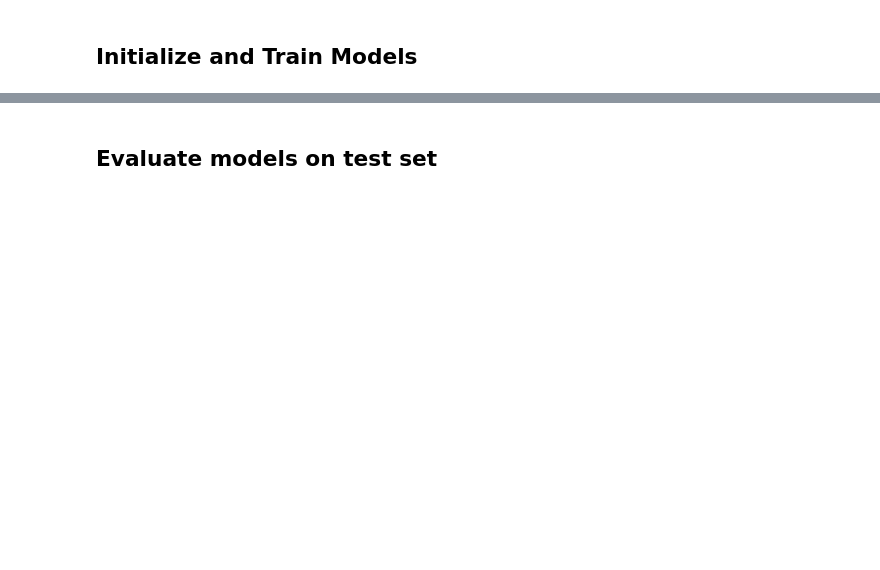
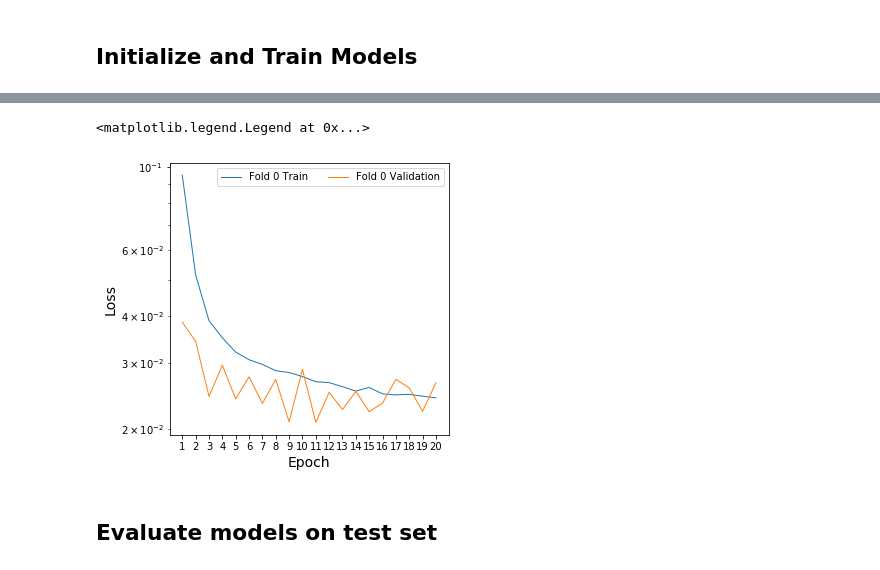
Before and after one commit to McWilliamsCenter/halo_cnn, a Jupyter notebook: tutorial.ipynb, the cells around one changed output, grey strips where cells are left out. Drawn from its saved outputs; the diff is of its cells as text; code cells hidden in the pictures; blank space fills up the shorter version.

```diff
--- a/tutorial.ipynb
+++ b/tutorial.ipynb
@@ -131,3 +134,20 @@ plt.legend(ncol=2)
+# %%
+f = plt.figure(figsize=(5,5))
+
+i = 0
+plt.semilogy()
+plt.plot(np.arange(epochs)+1, models[i].history.history['loss'],
+         linewidth=1, label='Fold %i Train'%i)
+plt.plot(np.arange(epochs)+1, models[i].history.history['val_loss'],
+         linewidth=1, label='Fold %i Validation'%i)
+
+plt.xticks(np.arange(epochs)+1)
+plt.xlabel('Epoch', fontsize=14)
+plt.ylabel('Loss', fontsize=14)
+plt.legend(ncol=2)
+# %% [output]
+<matplotlib.legend.Legend at 0x...>
+[figure, added]
 # %% [markdown]
 ## Evaluate models on test set
 # %%
```
Also changed, not shown: parts of 8 cells of this notebook.
